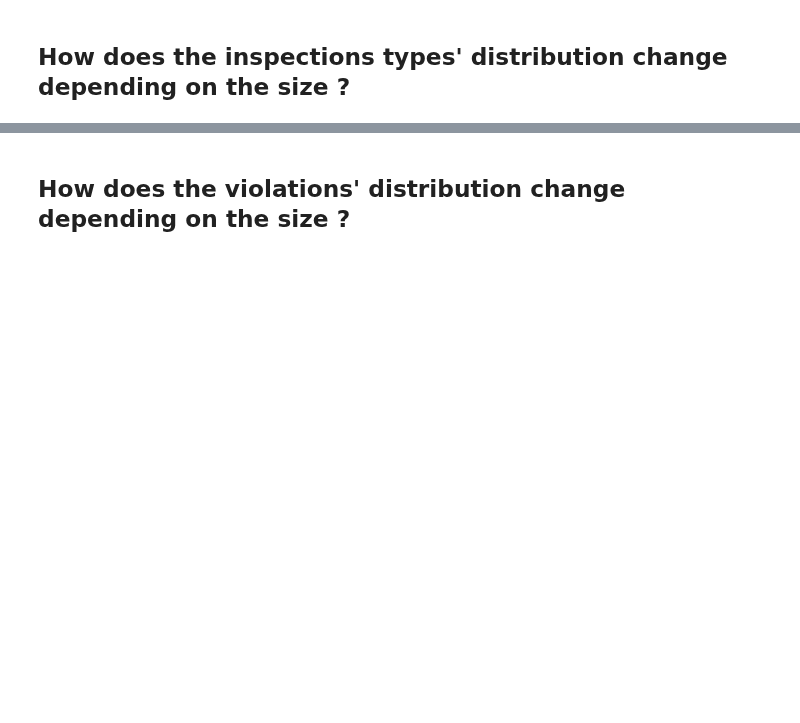
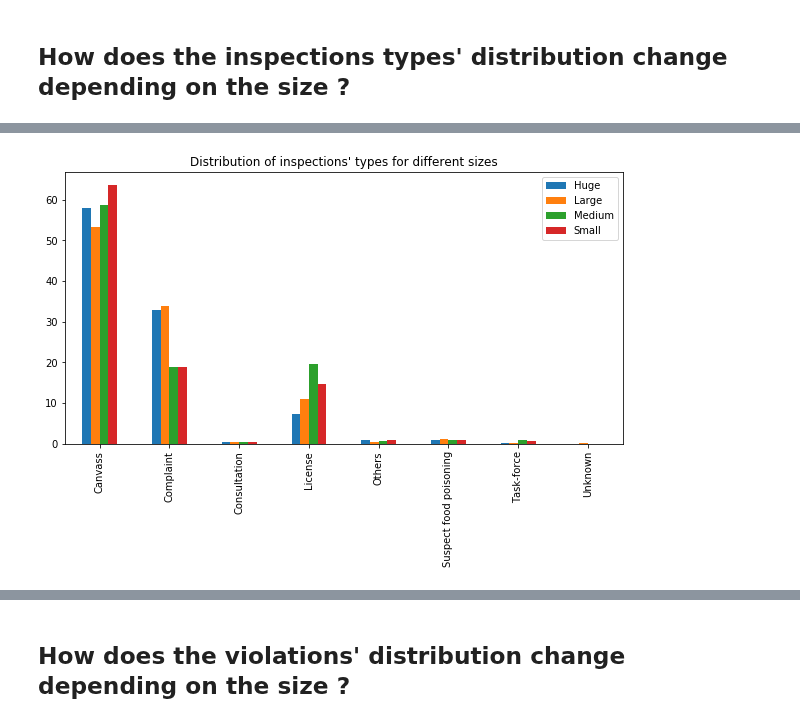
Before and after one commit to VodopaDev/CS401-Chicago-Crime-Analysis, a Jupyter notebook: aka.ipynb, the cells around one changed output, grey strips where cells are left out. Drawn from its saved outputs; the diff is of its cells as text; code cells hidden in the pictures; blank space fills up the shorter version.

```diff
--- a/aka.ipynb
+++ b/aka.ipynb
@@ -427,6 +427,6 @@ for size in ['Huge', 'Large', 'Medium', 'Small']:
     df_dist = pd.DataFrame(dist.items(), columns=['Inspection Type', size]).set_index('Inspection Type')
     list_dists.append(df_dist)
 pd.concat(list_dists, axis=1, sort=True).plot.bar()
-plt.title("Distribution of inspections' types for different sizes)
+plt.title("Distribution of inspections' types for different sizes")
 plt.savefig('results/figures_aka/dist_inspections_types_by_interesting.png', bbox_inches='tight')
 # %% [output]
@@ -434,3 +433,4 @@ SyntaxError: EOL while scanning string literal (<ipython-input-38-edb146e3d2fa>,
+[figure, added]
 # %%
 interesting_aka_names = ['SUBWAY', 'DUNKINDONUTS', 'STARBUCKS', 'MCDONALDS', 'BURGERKING', 'KFC', 'POPEYES']
 list_dists = []
```
Also changed, not shown: parts of 5 cells of this notebook.
